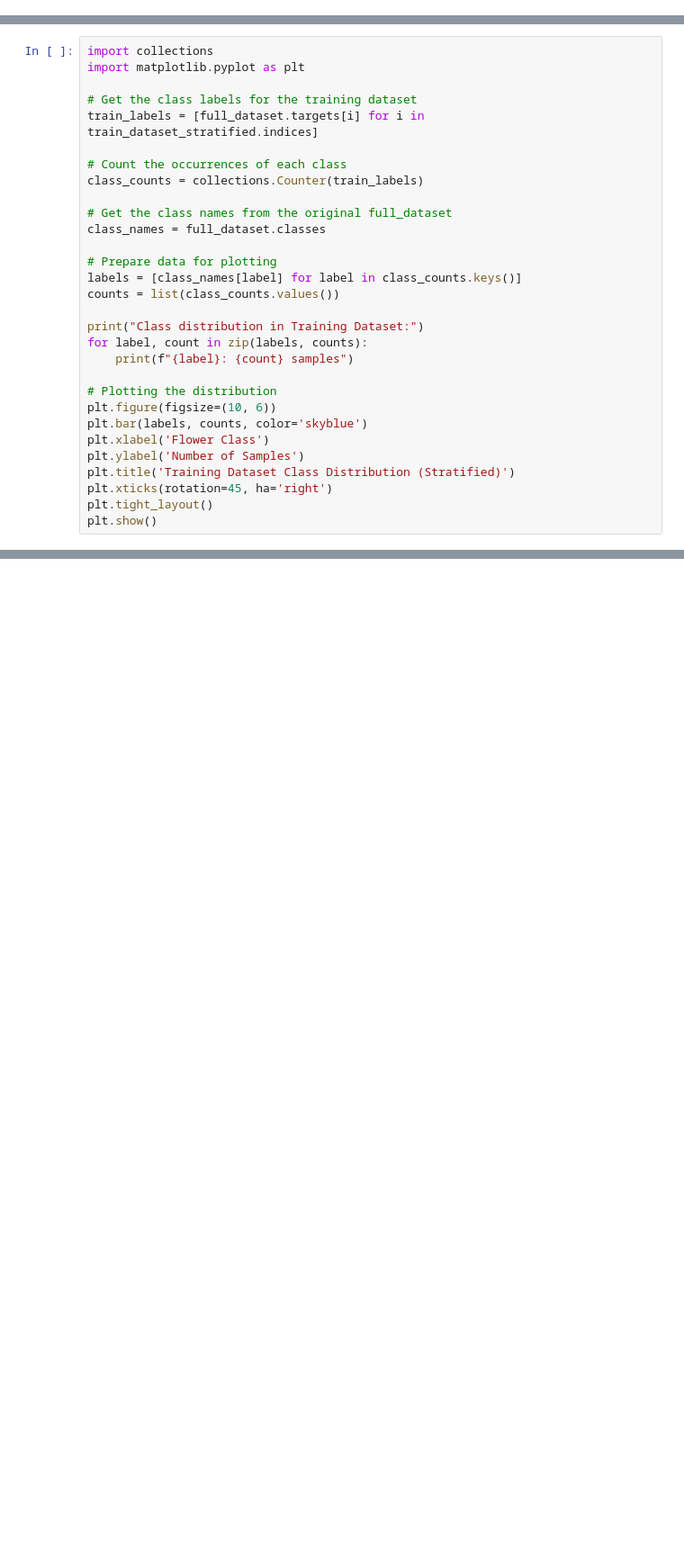
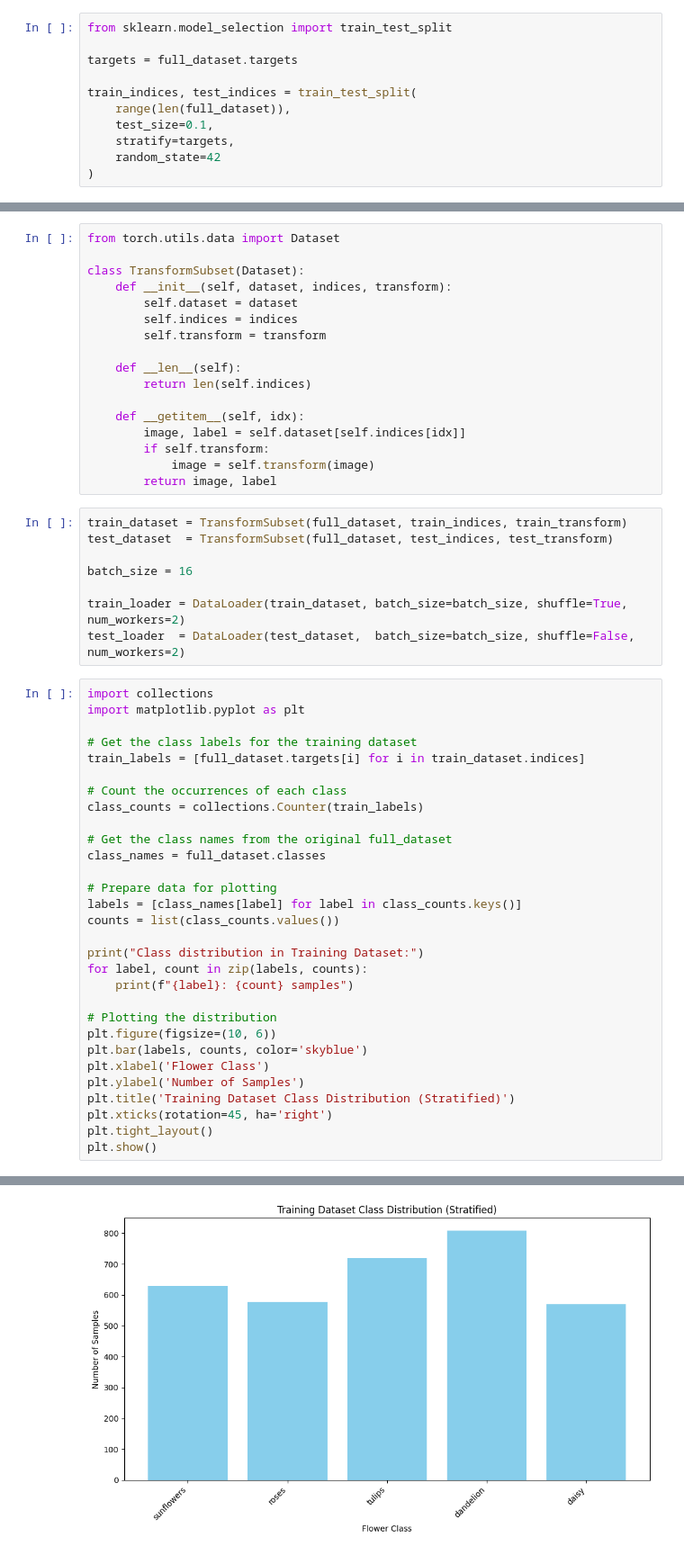
Before and after one commit to hedesiustefan/ML_Project, a Jupyter notebook: LAB5/ML_LAB5.ipynb, the cells around one changed output, grey strips where cells are left out. Shown at 90% size. Saved outputs shown, nothing was run; the diff lists cells and outputs as text; blank space fills up the shorter version.

```diff
--- a/LAB5/ML_LAB5.ipynb
+++ b/LAB5/ML_LAB5.ipynb
@@ -120,0 +102,11 @@ print(f"Number of batches in stratified test_loader: {len(test_loader_stratified
+# %%
+from sklearn.model_selection import train_test_split
+
+targets = full_dataset.targets
+
+train_indices, test_indices = train_test_split(
+    range(len(full_dataset)),
+    test_size=0.1,
+    stratify=targets,
+    random_state=42
+)
@@ -121,9 +136,34 @@ print(f"Number of batches in stratified test_loader: {len(test_loader_stratified
+# %%
+from torch.utils.data import Dataset
+
+class TransformSubset(Dataset):
+    def __init__(self, dataset, indices, transform):
+        self.dataset = dataset
+        self.indices = indices
+        self.transform = transform
+
+    def __len__(self):
+        return len(self.indices)
+
+    def __getitem__(self, idx):
+        image, label = self.dataset[self.indices[idx]]
+        if self.transform:
+            image = self.transform(image)
+        return image, label
+# %%
+train_dataset = TransformSubset(full_dataset, train_indices, train_transform)
+test_dataset  = TransformSubset(full_dataset, test_indices, test_transform)
+
+batch_size = 16
+
+train_loader = DataLoader(train_dataset, batch_size=batch_size, shuffle=True, num_workers=2)
+test_loader  = DataLoader(test_dataset,  batch_size=batch_size, shuffle=False, num_workers=2)
 # %%
 import collections
 import matplotlib.pyplot as plt
 
 # Get the class labels for the training dataset
-train_labels = [full_dataset.targets[i] for i in train_dataset_stratified.indices]
+train_labels = [full_dataset.targets[i] for i in train_dataset.indices]
 
 # Count the occurrences of each class
 class_counts = collections.Counter(train_labels)
@@ -148,3 +188,4 @@ plt.title('Training Dataset Class Distribution (Stratified)')
 plt.xticks(rotation=45, ha='right')
 plt.tight_layout()
 plt.show()
+# %% [output]
@@ -150,0 +198 @@ plt.show()
+[figure, added]
```
Also changed, not shown: parts of 20 cells of this notebook, 2 other files.
